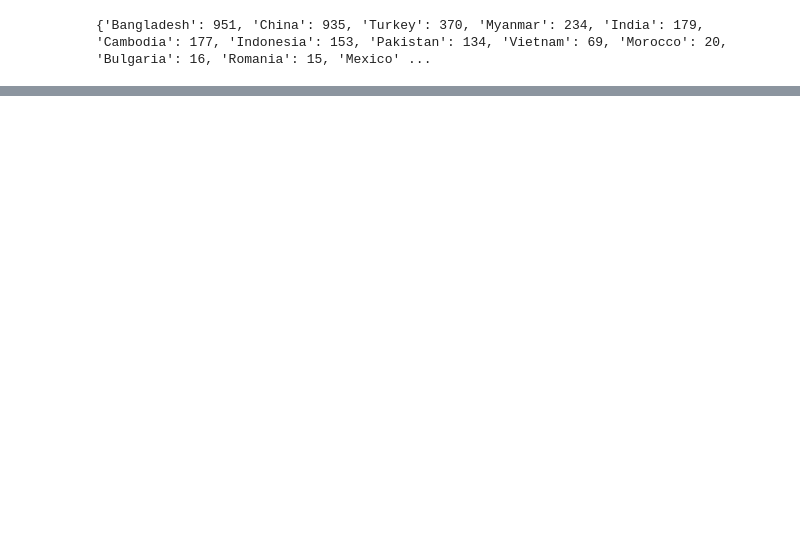
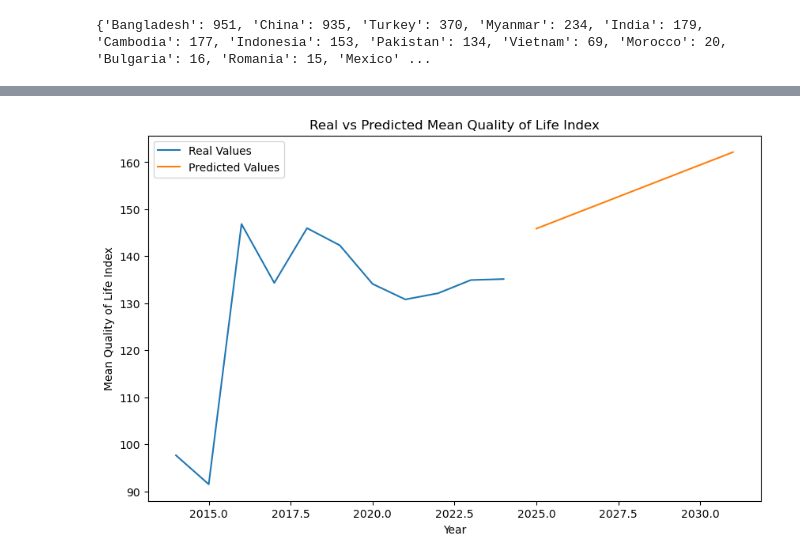
Before and after one commit to sim-cell/DALAS, a Jupyter notebook: apprentissage/regression.ipynb, the cells around one changed output, grey strips where cells are left out. Drawn from its saved outputs; the diff is of its cells as text; code cells hidden in the pictures; blank space fills up the shorter version.

Commit message:
testing models

```diff
--- a/apprentissage/regression.ipynb
+++ b/apprentissage/regression.ipynb
@@ -289,0 +291,16 @@ plt.show()
+# %%
+from sklearn.linear_model import LinearRegression
+
+grouped = df.groupby('Year')['Quality of Life Index'].mean().reset_index()
+print('Mean pollution index per year')
+print(grouped)
+model = LinearRegression()
+
+X = grouped['Year'].values.reshape(-1, 1)
+y = grouped['Quality of Life Index'].values
+model.fit(X, y)
+
+future_years = np.array([2025, 2026, 2027, 2028, 2029, 2030, 2031]).reshape(-1, 1)
+predictions = model.predict(future_years)
+
+print(predictions)
@@ -289,0 +323,11 @@ plt.show()
+# %%
+plt.figure(figsize=(10, 6))
+plt.plot(grouped['Year'], grouped['Quality of Life Index'], label='Real Values')
+plt.plot(future_years, predictions, label='Predicted Values')
+plt.xlabel('Year')
+plt.ylabel('Mean Quality of Life Index')
+plt.title('Real vs Predicted Mean Quality of Life Index')
+plt.legend()
+plt.show()
+# %% [output]
+[figure, added]
```
Also changed, not shown: parts of 17 cells of this notebook, 3 other files.
